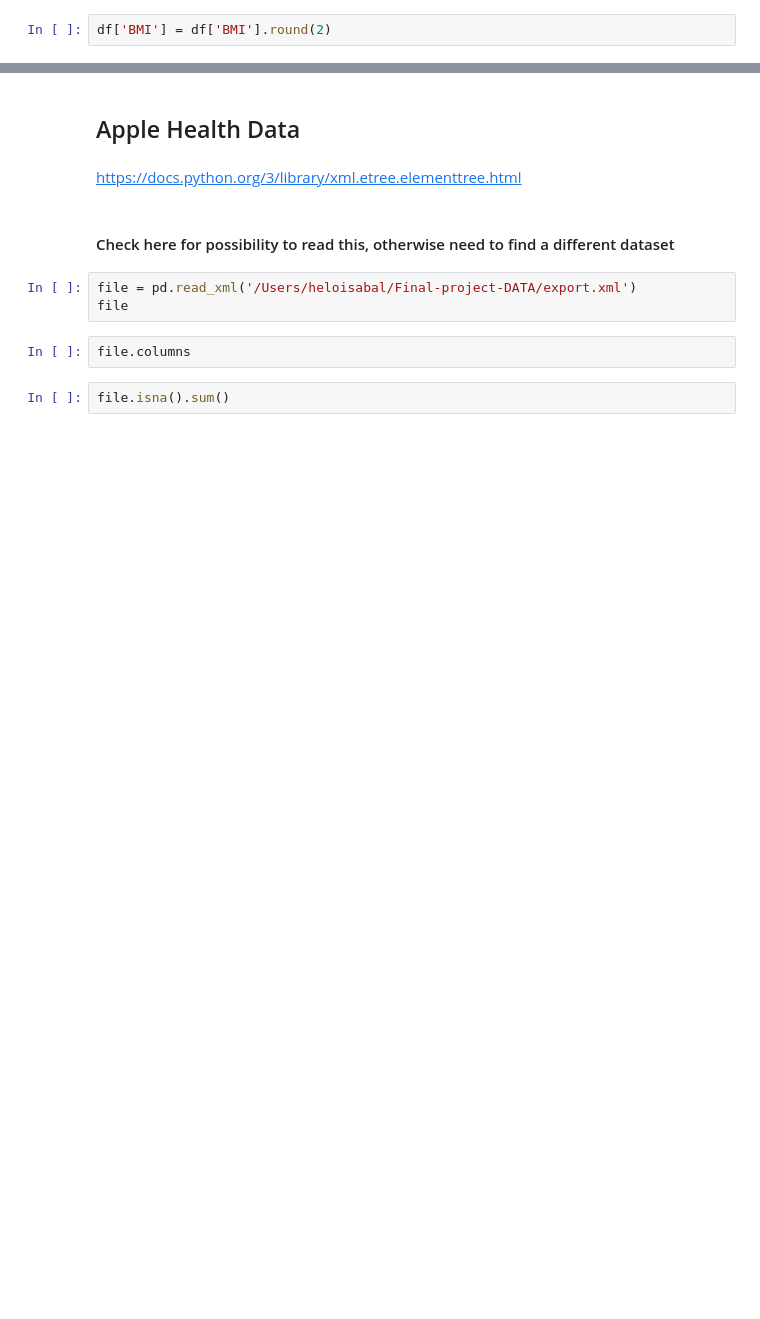
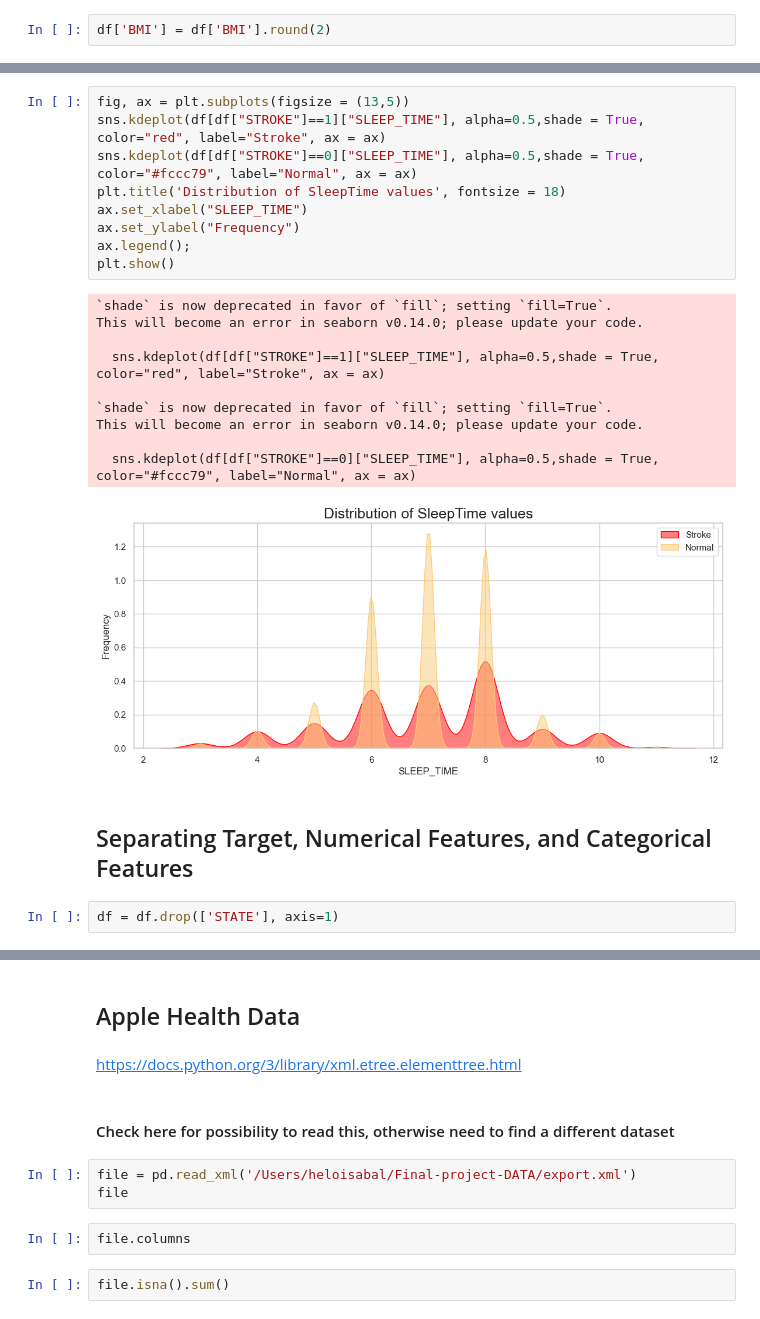
Before and after one commit to HeloisaBal/Stroke-Final-Project, a Jupyter notebook: Final Project - Stroke.ipynb, the cells around one changed output, grey strips where cells are left out. Saved outputs shown, nothing was run; the diff lists cells and outputs as text; blank space fills up the shorter version.

```diff
--- a/Final Project - Stroke.ipynb
+++ b/Final Project - Stroke.ipynb
@@ -1717,0 +1756,24 @@ print(feature_importances)
+# %%
+fig, ax = plt.subplots(figsize = (13,5))
+sns.kdeplot(df[df["STROKE"]==1]["SLEEP_TIME"], alpha=0.5,shade = True, color="red", label="Stroke", ax = ax)
+sns.kdeplot(df[df["STROKE"]==0]["SLEEP_TIME"], alpha=0.5,shade = True, color="#fccc79", label="Normal", ax = ax)
+plt.title('Distribution of SleepTime values', fontsize = 18)
+ax.set_xlabel("SLEEP_TIME")
+ax.set_ylabel("Frequency")
+ax.legend();
+plt.show()
+# %% [output]
+`shade` is now deprecated in favor of `fill`; setting `fill=True`.
+This will become an error in seaborn v0.14.0; please update your code.
+
+  sns.kdeplot(df[df["STROKE"]==1]["SLEEP_TIME"], alpha=0.5,shade = True, color="red", label="Stroke", ax = ax)
+
+`shade` is now deprecated in favor of `fill`; setting `fill=True`.
+This will become an error in seaborn v0.14.0; please update your code.
+
+  sns.kdeplot(df[df["STROKE"]==0]["SLEEP_TIME"], alpha=0.5,shade = True, color="#fccc79", label="Normal", ax = ax)
+[figure, added]
+# %% [markdown]
+## Separating Target, Numerical Features, and Categorical Features
+# %%
+df = df.drop(['STATE'], axis=1)
```
Also changed, not shown: parts of 195 cells of this notebook, 3 other files.
